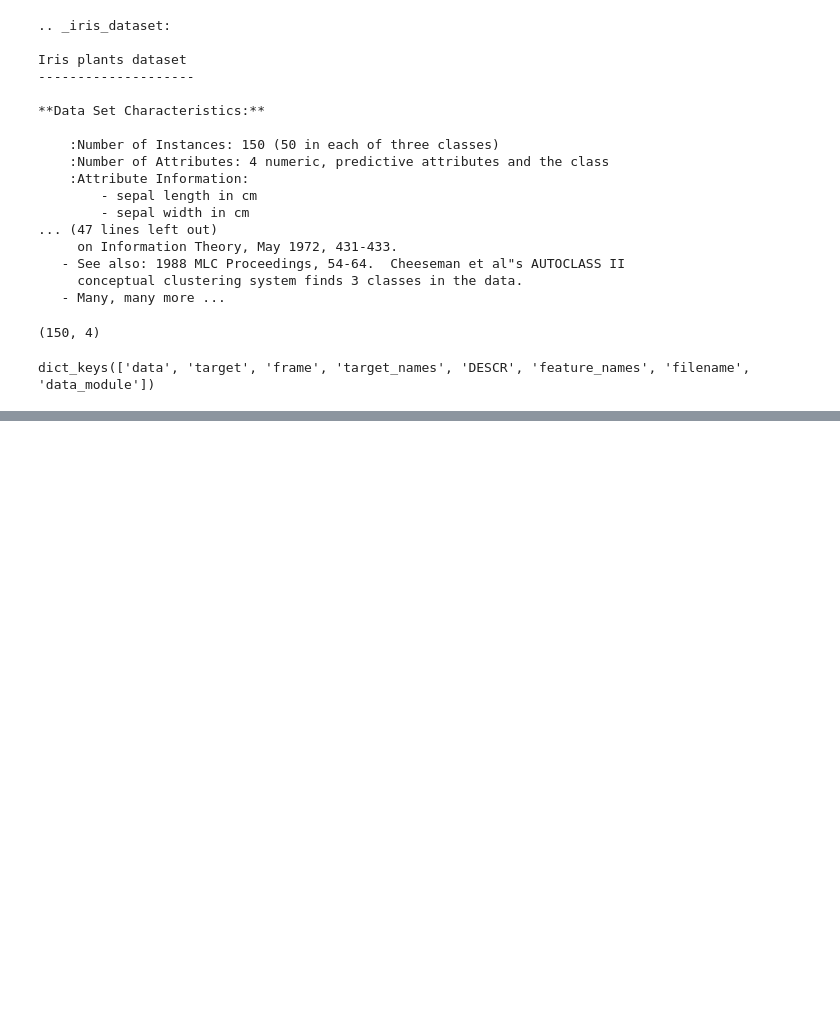
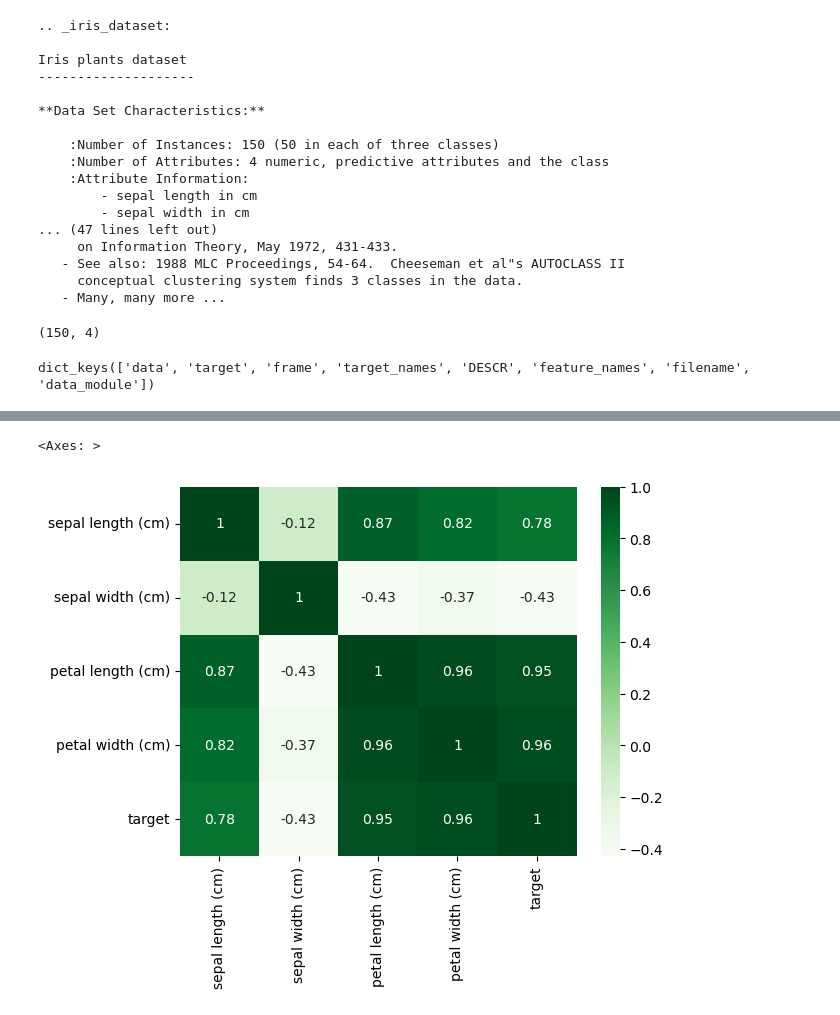
Before and after one commit to pulpo125/habang, a Jupyter notebook: machine_learning/03_머신러닝프로세스_군집화(iris).ipynb, the cells around one changed output, grey strips where cells are left out. Saved outputs shown, nothing was run; the diff lists cells and outputs as text; code cells hidden in the pictures; blank space fills up the shorter version.

```diff
--- a/machine_learning/03_머신러닝프로세스_군집화(iris).ipynb
+++ b/machine_learning/03_머신러닝프로세스_군집화(iris).ipynb
@@ -40,0 +82,4 @@ dict_keys(['data', 'target', 'frame', 'target_names', 'DESCR', 'feature_names',
+# %%
+import pandas as pd
+df = pd.DataFrame(iris['data'], columns=iris['feature_names'])
+df.head()
@@ -40,0 +107,3 @@ dict_keys(['data', 'target', 'frame', 'target_names', 'DESCR', 'feature_names',
+# %%
+df['target'] = iris['target']
+df.info()
@@ -40,0 +135,5 @@ dict_keys(['data', 'target', 'frame', 'target_names', 'DESCR', 'feature_names',
+# %%
+sns.heatmap(df.corr(), cmap='Greens', annot=True)
+# %% [output]
+<Axes: >
+[figure, added]
```
Also changed, not shown: parts of 17 cells of this notebook.
